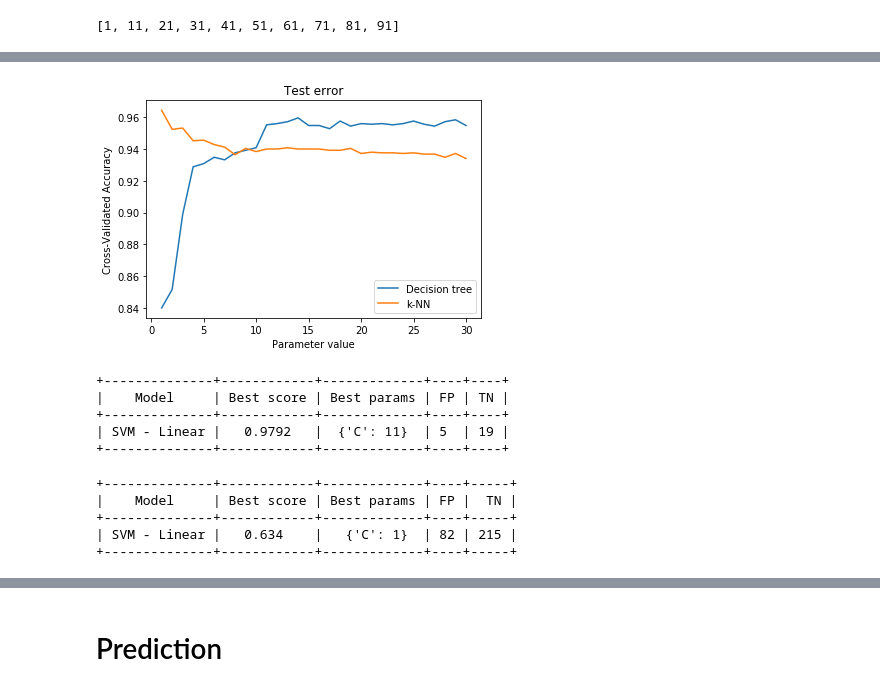
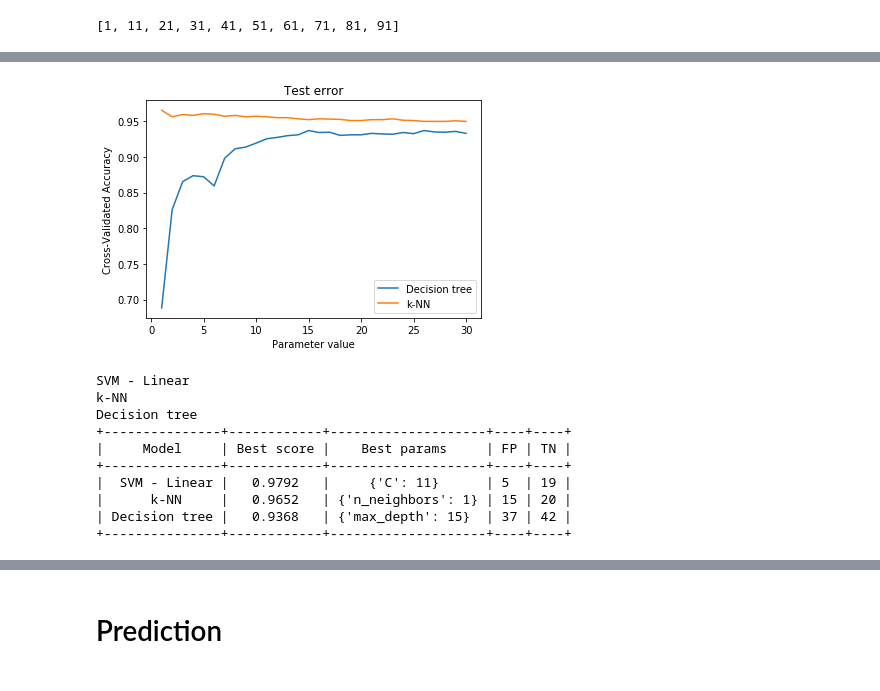
Before and after one commit to lminy/SpamDetector, a Jupyter notebook: SpamDetector.ipynb, the cells around one changed output, grey strips where cells are left out. Cells and saved outputs as stored; diff of their text form; code cells hidden in the pictures.

```diff
--- a/SpamDetector.ipynb
+++ b/SpamDetector.ipynb
@@ -236,25 +212,27 @@ Training time : 0:01:07.522702
 # %%
 for clf_name, result in results.iteritems() :
     #plt.clf()
     #plt.figure()
-    if "grid" in result and clf_name != 'SVM':
-        grid_mean_scores = result.grid.cv_results_['mean_test_score']
+    if 'grid' in result and (clf_name == 'k-NN' or clf_name == 'Decision tree'):
+        grid = result['grid']
+        grid_mean_scores = grid.cv_results_['mean_test_score']
         plt.plot(k_range, grid_mean_scores, label=clf_name)
         plt.title("Test error")
         #plt.title(clf_name)
         plt.legend()
         plt.xlabel('Parameter value')
         plt.ylabel('Cross-Validated Accuracy')
         #plt.show()
     else : # Model without param
         pass
 # %% [output]
-[figure, old version]
+[figure, new version]
 # %%
 from prettytable import PrettyTable
 import operator
 t = PrettyTable(['Model', 'Best score', 'Best params', 'FP', 'TN'])
-for clf_name, result in results_prepro.iteritems() :
+for clf_name, result in results.iteritems() :
+    print clf_name
     model = result['model']
     if 'grid' in result :
         grid = result['grid']
@@ -277,50 +255,17 @@ for clf_name, result in results_prepro.iteritems() :
         cm = confusion_matrix(y_test, y_pred)
         fp = cm[1,0]
         tn = cm[0,1]
-
         t.add_row([clf_name, round(test_error, 4), None, fp, tn])
 
 print t.get_string(sort_key=operator.itemgetter(2, 1), sortby="Best score", reversesort=True)
 # %% [output]
-+--------------+------------+-------------+----+----+
-|    Model     | Best score | Best params | FP | TN |
-+--------------+------------+-------------+----+----+
-| SVM - Linear |   0.9792   |  {'C': 11}  | 5  | 19 |
-+--------------+------------+-------------+----+----+
+SVM - Linear
+k-NN
+Decision tree
++---------------+------------+--------------------+----+----+
+|     Model     | Best score |    Best params     | FP | TN |
++---------------+------------+--------------------+----+----+
+|  SVM - Linear |   0.9792   |     {'C': 11}      | 5  | 19 |
+|      k-NN     |   0.9652   | {'n_neighbors': 1} | 15 | 20 |
+| Decision tree |   0.9368   | {'max_depth': 15}  | 37 | 42 |
++---------------+------------+--------------------+----+----+
-# %%
-from prettytable import PrettyTable
-import operator
-t = PrettyTable(['Model', 'Best score', 'Best params', 'FP', 'TN'])
-for clf_name, result in results_prepro.iteritems() :
-    model = result['model']
-    if 'grid' in result :
-        grid = result['grid']
-        # Compute false positives and false negatives
-        model.__init__(**grid.best_params_)
-        model.fit(X_train, y_train)
-        y_pred = model.predict(X_test)
-        cm = confusion_matrix(y_test, y_pred)
-        fp = cm[1,0]
-        tn = cm[0,1]
-
-        t.add_row([clf_name, round(grid.best_score_, 4), grid.best_params_, fp, tn])
-        #print(result.best_estimator_)
-    else : # For non grid_search models
-        #training_error = clf.score(X_train, y_train)
-        test_error = model.score(X_test, y_test)
-
-        # Compute false positives and false negatives
-        y_pred = model.predict(X_test)
-        cm = confusion_matrix(y_test, y_pred)
-        fp = cm[1,0]
-        tn = cm[0,1]
-
-        t.add_row([clf_name, round(test_error, 4), None, fp, tn])
-
-print t.get_string(sort_key=operator.itemgetter(2, 1), sortby="Best score", reversesort=True)
-# %% [output]
-+--------------+------------+-------------+----+-----+
-|    Model     | Best score | Best params | FP |  TN |
-+--------------+------------+-------------+----+-----+
-| SVM - Linear |   0.634    |   {'C': 1}  | 82 | 215 |
-+--------------+------------+-------------+----+-----+
```
Also changed, not shown: parts of 15 cells of this notebook, 3 other files.
